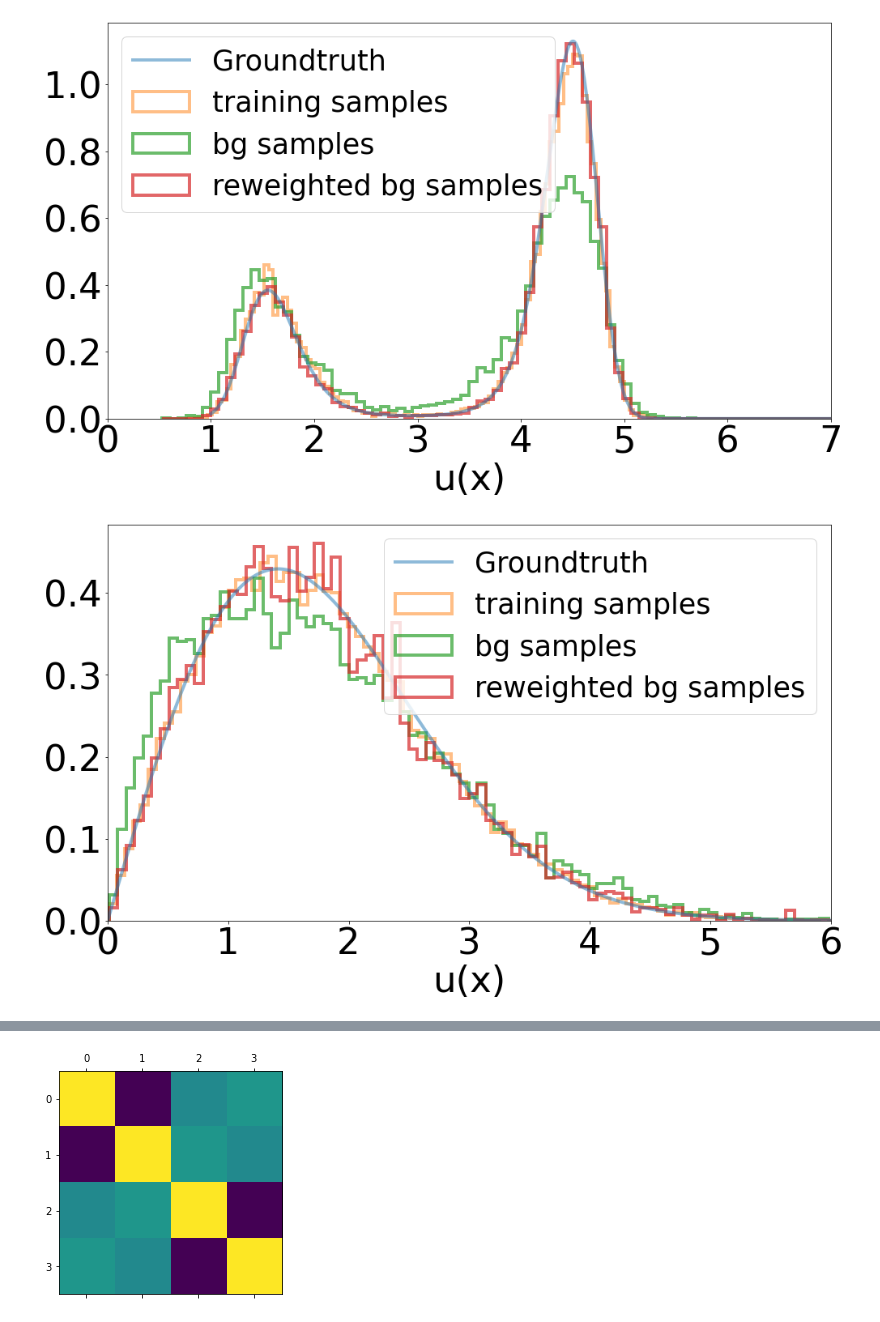
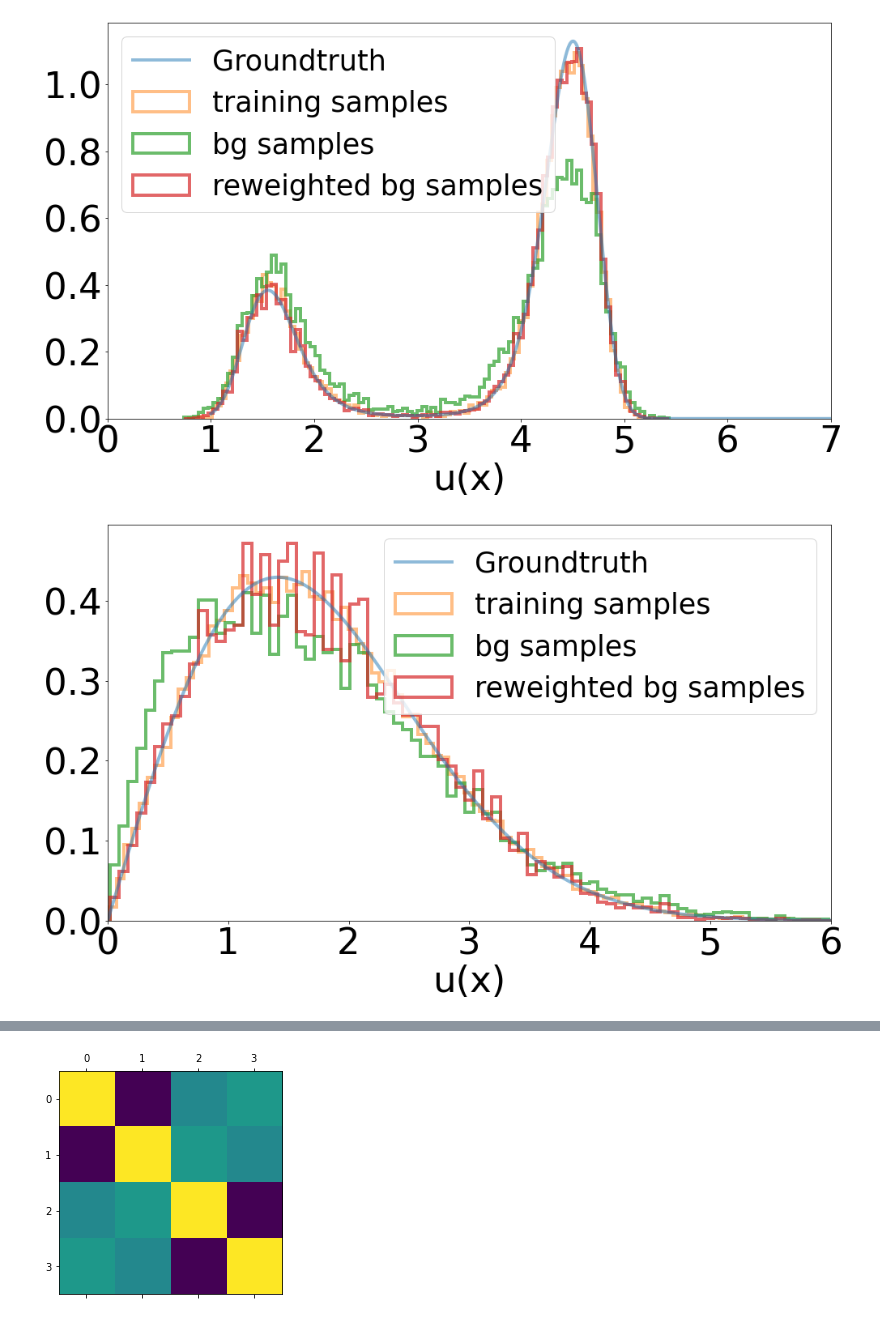
Before and after one commit to noegroup/bgflow, a Jupyter notebook: notebooks/example_equivariant_RNVP.ipynb, the cells around one changed output, grey strips where cells are left out. Saved outputs shown, nothing was run; the diff lists cells and outputs as text; code cells hidden in the pictures.

```diff
--- a/notebooks/example_equivariant_RNVP.ipynb
+++ b/notebooks/example_equivariant_RNVP.ipynb
@@ -42,2 +42,2 @@ data  = remove_mean(data, n_particles, dim // n_particles)
 # %%
-latent = prior.sample(50000)
+prior_samples = prior.sample(50000)
@@ -49 +44,4 @@ dists_prior = distances_from_vectors(
+# %%
+dists_data = as_numpy(compute_distances(data, n_particles, n_dimensions))
+dists_prior = as_numpy(compute_distances(prior_samples, n_particles, n_dimensions))
 # %%
@@ -129,11 +127,11 @@ for _ in range(n_coupling_layers):
     layers.append(CouplingFlow(
         AffineTransformer(
                 EquivariantNet(
-                    n_particles, n_dof, DenseNet([n_rbfs, 64, 64, 1], torch.nn.ReLU()),
+                    n_particles, n_dimensions, DenseNet([n_rbfs, 64, 64, 1], torch.nn.ReLU()),
                     encoder=dist_encoder
                 ),
                 InvariantNet(
-                    n_particles, n_dof, DenseNet([n_rbfs, 64, 64, 1], torch.nn.ReLU()),
+                    n_particles, n_dimensions, DenseNet([n_rbfs, 64, 64, 1], torch.nn.ReLU()),
                     encoder=dist_encoder
                 ),
 
@@ -215,10 +213,11 @@ n_samples = 10000
 latent = torch.cat([prior.sample(n_samples), prior.sample(n_samples)], dim=1)
 samples, dlogp = flow(latent)
 
-distances_x = distances_from_vectors(distance_vectors(samples[:, :dim].view(-1, n_particles, dim // n_particles))).view(-1).detach().cpu().numpy()
-distances_v = distances_from_vectors(distance_vectors(samples[:, dim:].view(-1, n_particles, dim // n_particles))).view(-1).detach().cpu().numpy()
+distances_x = as_numpy(compute_distances(samples[:, :dim], n_particles, dim // n_particles))
+distances_v = as_numpy(compute_distances(samples[:, dim:], n_particles, dim // n_particles))
 
 log_w = target.energy(samples[:, :dim]) + prior.energy(samples[:, dim:]) - 0.5 * dlogp  - prior.energy(latent[:, dim:]) - prior.energy(latent[:, :dim])
+log_w = as_numpy(log_w)
 # %%
 # distance of the dimer
 
@@ -232,38 +231,40 @@ e = u / Z #* 1.1
 
 plt.figure(figsize=(16,9))
 plt.plot(d, e, label="Groundtruth", linewidth=4, alpha = 0.5)
-plt.hist(dists.view(-1)[::2], bins=100, label="training samples", alpha=0.5, density=True, histtype='step', linewidth=4);
-plt.hist(distances_x[::2], bins=100, label="bg samples", alpha=0.7, density=True, histtype='step', linewidth=4);
-plt.hist(distances_x[::2], bins=100, label="reweighted bg samples", alpha=0.7, density=True, histtype='step', linewidth=4, weights=np.exp(-log_w.view(-1).cpu().detach()));
+plt.hist(dists_data.reshape(-1), bins=100, label="training samples", alpha=0.5, density=True, histtype='step', linewidth=4);
+plt.hist(distances_x.reshape(-1), bins=100, label="bg samples", alpha=0.7, density=True, histtype='step', linewidth=4);
+plt.hist(distances_x.reshape(-1), bins=100, label="reweighted bg samples", alpha=0.7, density=True, histtype='step',
+         linewidth=4, weights=np.exp(-log_w.reshape(-1)));
 plt.xlim(0,7)
 plt.legend(fontsize=35)
 plt.xlabel("u(x)", fontsize=45)
 plt.xticks(fontsize=45)
 plt.yticks(fontsize=45);
 # %% [output]
-[figure, old version]
+[figure, new version]
 # %%
 # distance of the velocities
 
 def distance_energy_v(d):
     d = d
     return 0.5 * d**2
 d = torch.linspace(0, 6, 1000).view(-1, 1) + 1e-6
 u = torch.exp(-0.5 *(distance_energy_v(d).view(-1, 1) )).sum(dim=-1, keepdim=True)  * d.abs() **(dim // n_particles - 1)
 Z = (u * 1 / (len(d) / (d.max() - d.min()))).sum()
 e = u / Z #* 1.1
 
 plt.figure(figsize=(16,9))
 plt.plot(d, e, label="Groundtruth", linewidth=4, alpha = 0.5)
-plt.hist(dists_prior.cpu().detach().view(-1)[::2], bins=100, label="training samples", alpha=0.5, density=True, histtype='step', linewidth=4);
-plt.hist(distances_v[::2], bins=100, label="bg samples", alpha=0.7, density=True, histtype='step', linewidth=4);
-plt.hist(distances_v[::2], bins=100, label="reweighted bg samples", alpha=0.7, density=True, histtype='step', linewidth=4, weights=np.exp(-log_w.view(-1).cpu().detach()));
+plt.hist(dists_prior.reshape(-1), bins=100, label="training samples", alpha=0.5, density=True, histtype='step', linewidth=4);
+plt.hist(distances_v.reshape(-1), bins=100, label="bg samples", alpha=0.7, density=True, histtype='step', linewidth=4);
+plt.hist(distances_v.reshape(-1), bins=100, label="reweighted bg samples", alpha=0.7, density=True, histtype='step',
+         linewidth=4, weights=np.exp(-log_w.reshape(-1)));
 plt.xlim(0,6)
 plt.legend(fontsize=35)
 plt.xlabel("u(x)", fontsize=45)
 plt.xticks(fontsize=45)
 plt.yticks(fontsize=45);
 # %% [output]
-[figure, old version]
+[figure, new version]
 # %%
 noise = prior.sample(10000)
```
Also changed, not shown: parts of 12 cells of this notebook, 1 other file.
